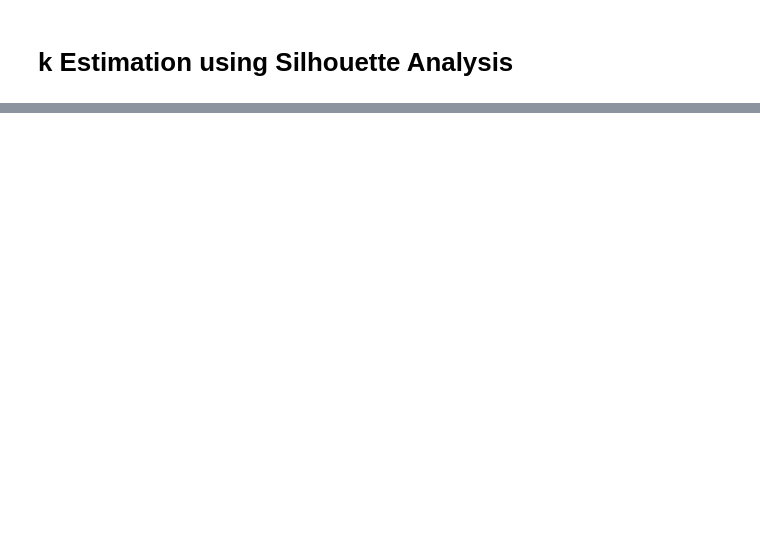
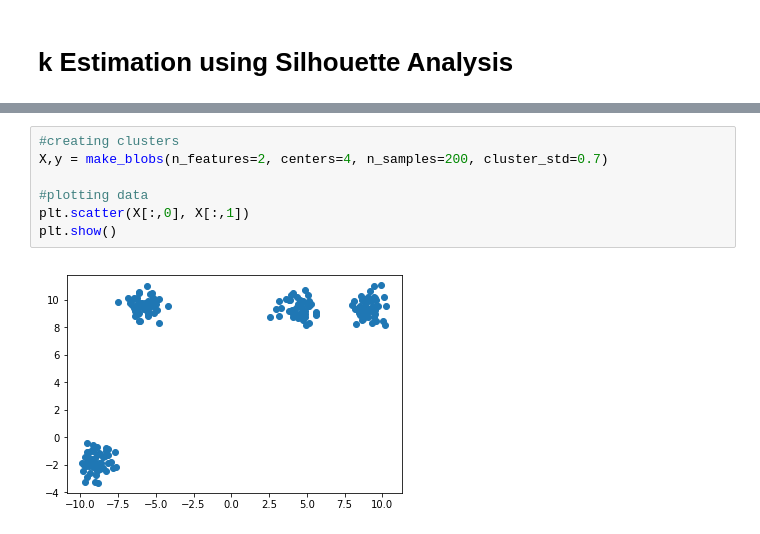
Before and after one commit to sahilsehwag/machine-learning-algorithms, a Jupyter notebook: kmeans.ipynb, the cells around one changed output, grey strips where cells are left out. Drawn from its saved outputs; the diff is of its cells as text; blank space fills up the shorter version.

```diff
--- a/kmeans.ipynb
+++ b/kmeans.ipynb
@@ -217,0 +322,9 @@ plt.show()
+# %%
+#creating clusters
+X,y = make_blobs(n_features=2, centers=4, n_samples=200, cluster_std=0.7)
+
+#plotting data
+plt.scatter(X[:,0], X[:,1])
+plt.show()
+# %% [output]
+[figure, added]
```
Also changed, not shown: parts of 12 cells of this notebook.
